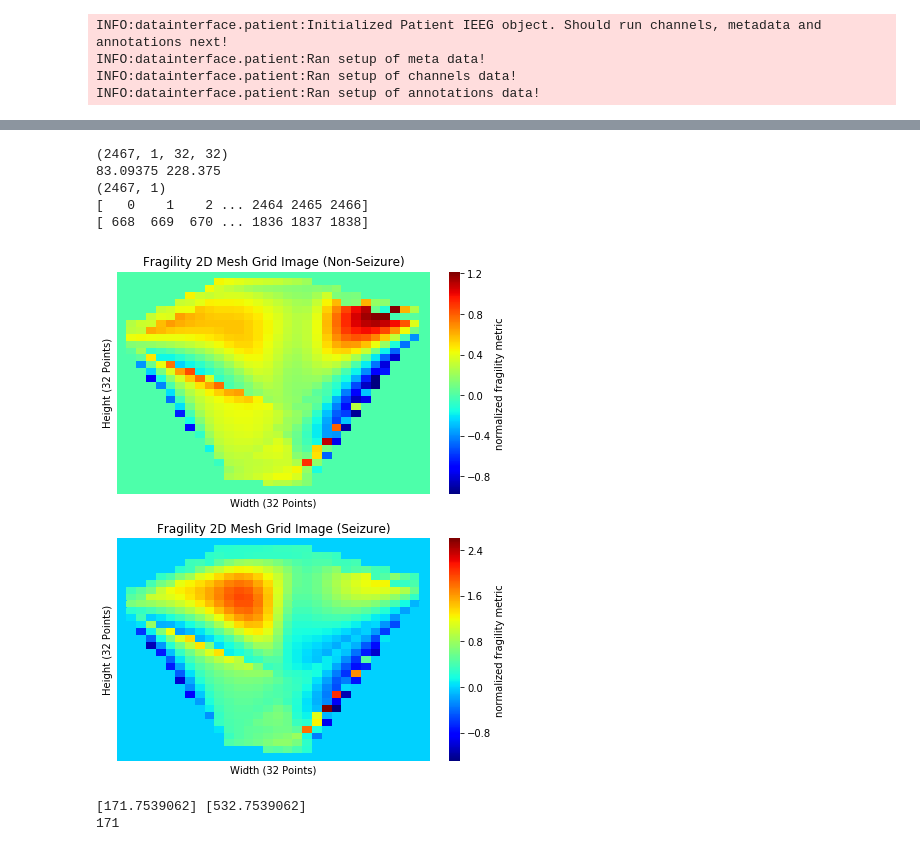
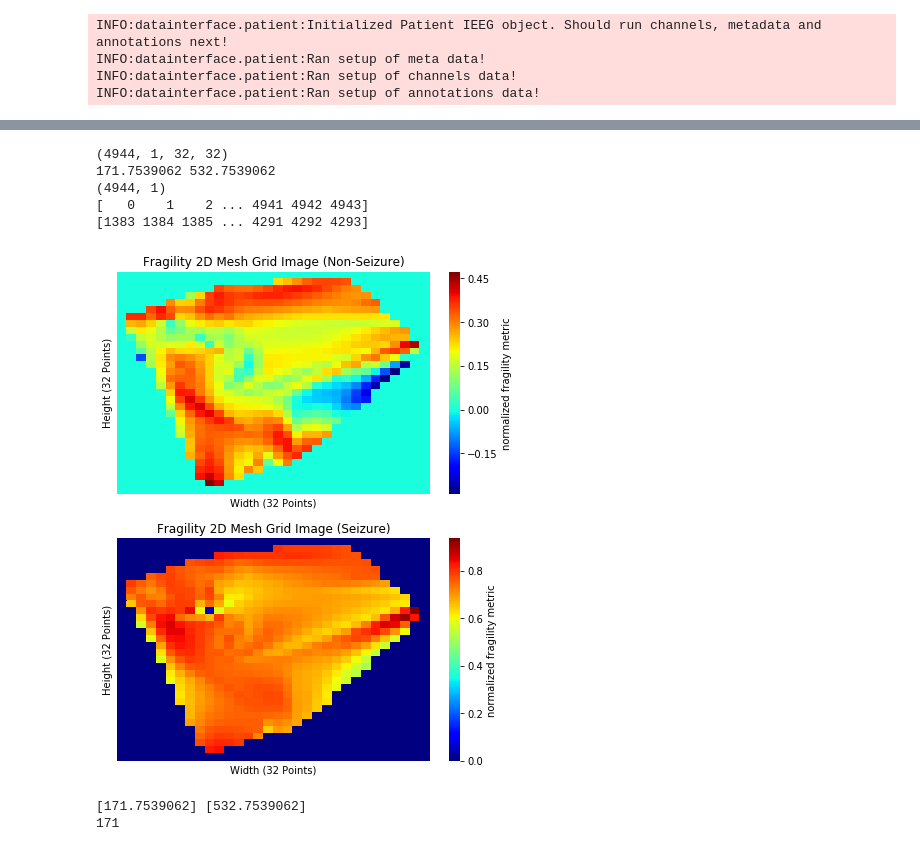
Before and after one commit to adam2392/dnn-unsupervised, a Jupyter notebook: dnn/Fragility Data Preprocessing Into 2D and 3D Images.ipynb, the cells around one changed output, grey strips where cells are left out. Saved outputs shown, nothing was run; the diff lists cells and outputs as text; code cells hidden in the pictures.

```diff
--- a/dnn/Fragility Data Preprocessing Into 2D and 3D Images.ipynb
+++ b/dnn/Fragility Data Preprocessing Into 2D and 3D Images.ipynb
@@ -383,7 +383,7 @@ sns.heatmap(fragmat[:,0:70], cmap='jet')
 # Convert Real Data Into Image
 # %%
 patient = 'id001_ac_sz2'
-patient = 'id013_pg_sz1'
+# patient = 'id013_pg_sz1'
 patid = patient[0:patient.find('sz')-1]
 seizid = patient[patient.find('sz'):]
 
@@ -421,16 +421,19 @@ seeg_xyz = seeg.as_matrix()
 locations = seeg_xyz
 seeg_contacts = list(seeg_labels)
 
+removeset = []
 if 'id013' in patient:
     # remove these chanlabels from i013_pg
     removeset = ['A15', 'B2', 'B3', 'B8', 'C9', 'C10', 'OP10']
-    # removeset = []
-    chaninds = [i for i,chan in enumerate(seeg_labels) \
-            if chan not in removeset]
+elif 'id001' in patient:
+    removeset = ["TP5", "CC11", "OR'10", "OR'13", "OR'14", "OR'15"]
+
+chaninds = [i for i,chan in enumerate(seeg_labels) \
+        if chan not in removeset]
 #     print(seeg_contacts[chaninds])
-    print(seeg_labels[chaninds])
-    print(seeg_labels[chaninds].shape)
-    seeg_labels = seeg_labels[chaninds]
-    locations = locations[chaninds,:]
-    print(locations.shape)
+print(seeg_labels[chaninds])
+print(seeg_labels[chaninds].shape)
+seeg_labels = seeg_labels[chaninds]
+locations = locations[chaninds,:]
+print(locations.shape)
 # %% [output]
@@ -519,35 +524,35 @@ sns.heatmap(fragmat, cmap='jet')
 # %%
 print(image_tensor.shape)
 plt.figure(figsize=(7,9))
 plt.subplot(211)
 sns.heatmap(image_tensor[300,...].squeeze(), cmap='jet', cbar_kws={'label': 'normalized fragility metric'})
 plt.title('Fragility 2D Mesh Grid Image (Non-Seizure)')
 ax = plt.gca()
 ax.set_xticks([])
 ax.set_yticks([])
 ax.set_ylabel('Height (32 Points)')
 ax.set_xlabel('Width (32 Points)')
 
 plt.subplot(212)
-sns.heatmap(image_tensor[700,...].squeeze(), cmap='jet', cbar_kws={'label': 'normalized fragility metric'})
+sns.heatmap(image_tensor[1400,...].squeeze(), cmap='jet', cbar_kws={'label': 'normalized fragility metric'})
 plt.title('Fragility 2D Mesh Grid Image (Seizure)')
 ax = plt.gca()
 ax.set_xticks([])
 ax.set_yticks([])
 ax.set_ylabel('Height (32 Points)')
 ax.set_xlabel('Width (32 Points)')
 
 print(seizonsets[0], seizoffsets[0])
 print(ylabels.shape)
 print(np.where(ylabels==0)[0])
 print(np.where(ylabels==1)[0])
 # %% [output]
-(2467, 1, 32, 32)
-83.09375 228.375
-(2467, 1)
-[   0    1    2 ... 2464 2465 2466]
-[ 668  669  670 ... 1836 1837 1838]
+(4944, 1, 32, 32)
+171.7539062 532.7539062
+(4944, 1)
+[   0    1    2 ... 4941 4942 4943]
+[1383 1384 1385 ... 4291 4292 4293]
-[figure, old version]
+[figure, new version]
 # %%
 print(seizonsets, seizoffsets)
 
```
Also changed, not shown: parts of 4 cells of this notebook, 2 other files.
